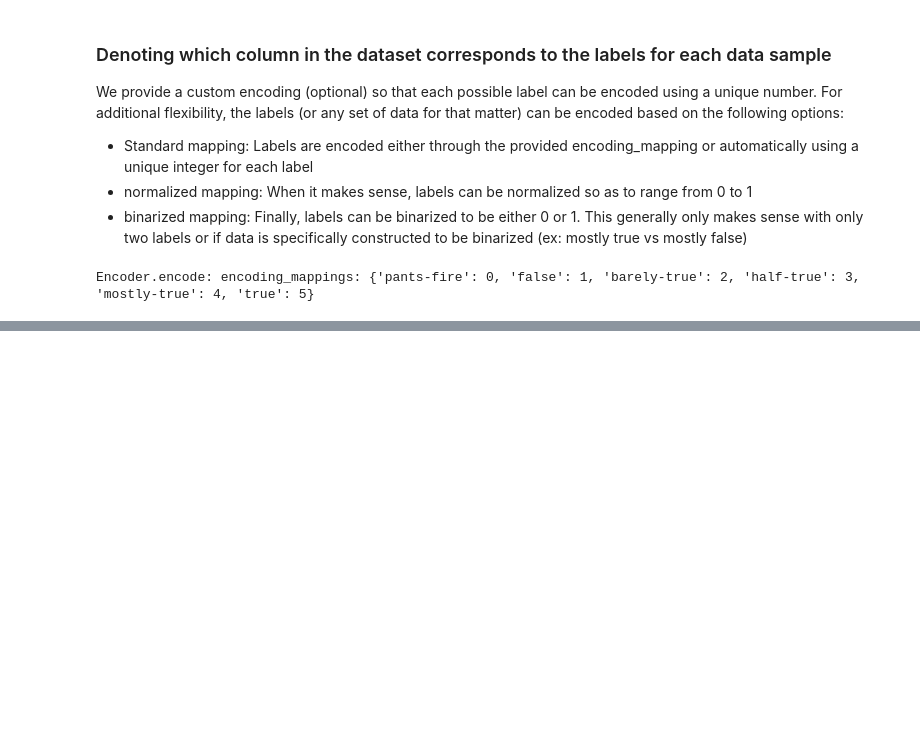
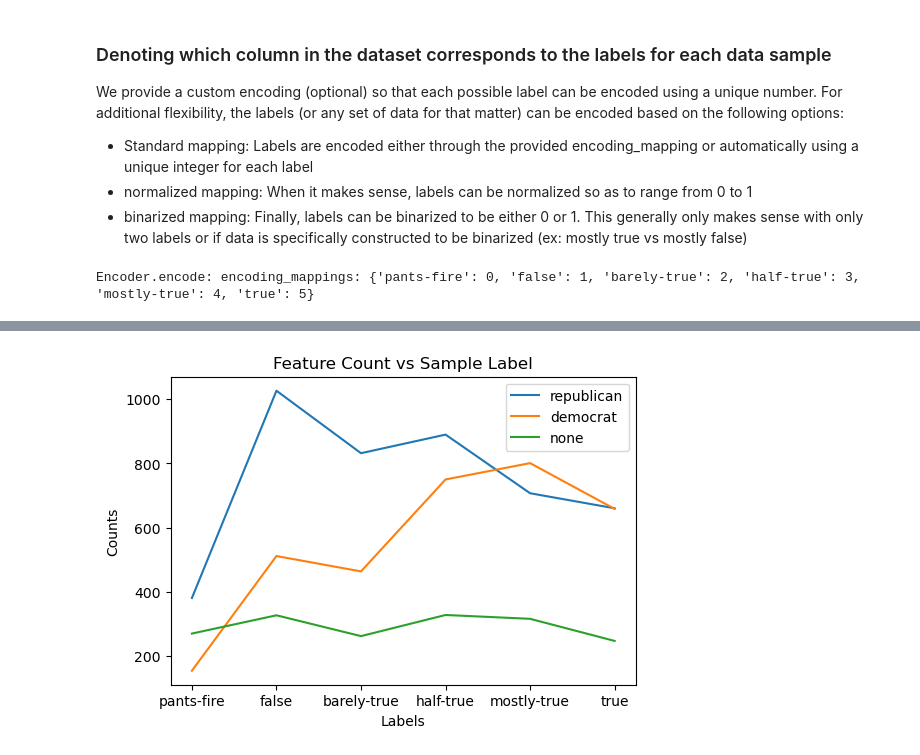
Before and after one commit to gsriddler/sta561project, a Jupyter notebook: preprocess/PreProcessor_demo.ipynb, the cells around one changed output, grey strips where cells are left out. Saved outputs shown, nothing was run; the diff lists cells and outputs as text; code cells hidden in the pictures; blank space fills up the shorter version.

```diff
--- a/preprocess/PreProcessor_demo.ipynb
+++ b/preprocess/PreProcessor_demo.ipynb
@@ -86,0 +152,14 @@ print(counts)
+# %%
+#get the most popular subjects
+most_popular_subjects,counts = pre_processor.get_most_popular_features(
+    encoder=party_encoder,
+    max_terms=3,
+    label_filters=None)
+
+pre_processor.plot_count_for_features(
+    encoder=party_encoder,
+    features_to_plot=most_popular_subjects,
+    labels_to_plot=None
+)
+# %% [output]
+[figure, added]
```
Also changed, not shown: parts of 22 cells of this notebook, 3 other files.
